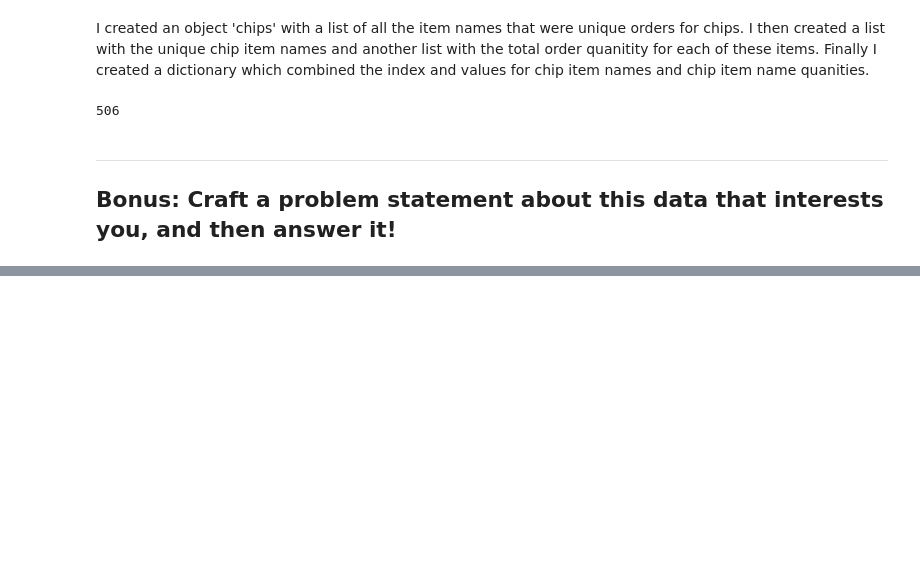
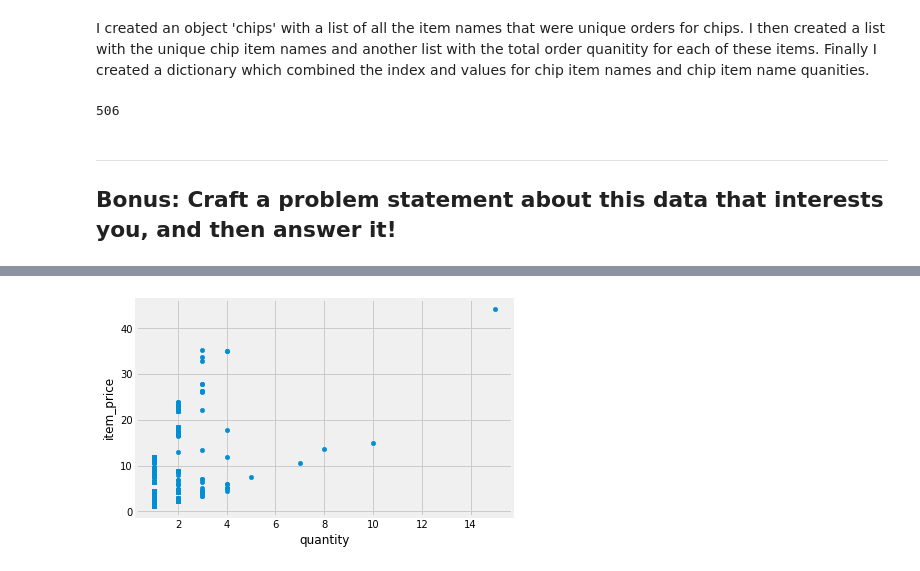
Before and after one commit to agfrazier1/Assignments_Andrew_Frazier, a Jupyter notebook: chipotle.ipynb, the cells around one changed output, grey strips where cells are left out. Cells and saved outputs as stored; diff of their text form; code cells hidden in the pictures; blank space fills up the shorter version.

```diff
--- a/chipotle.ipynb
+++ b/chipotle.ipynb
@@ -231,0 +249,4 @@ chip_orders_dict['Chips and Guacamole']
+# %%
+CP.plot(kind='scatter', x='quantity', y="item_price");
+# %% [output]
+[figure, added]
```
Also changed, not shown: parts of 3 cells of this notebook.
